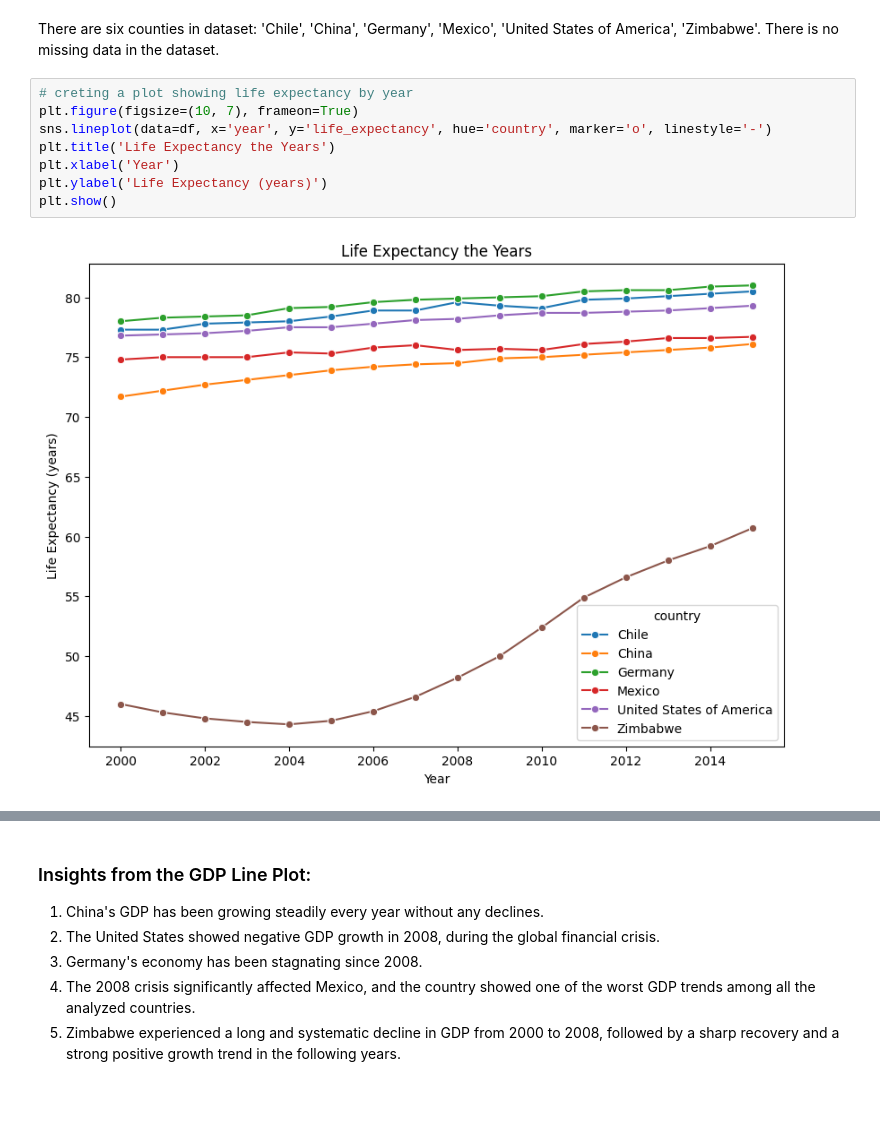
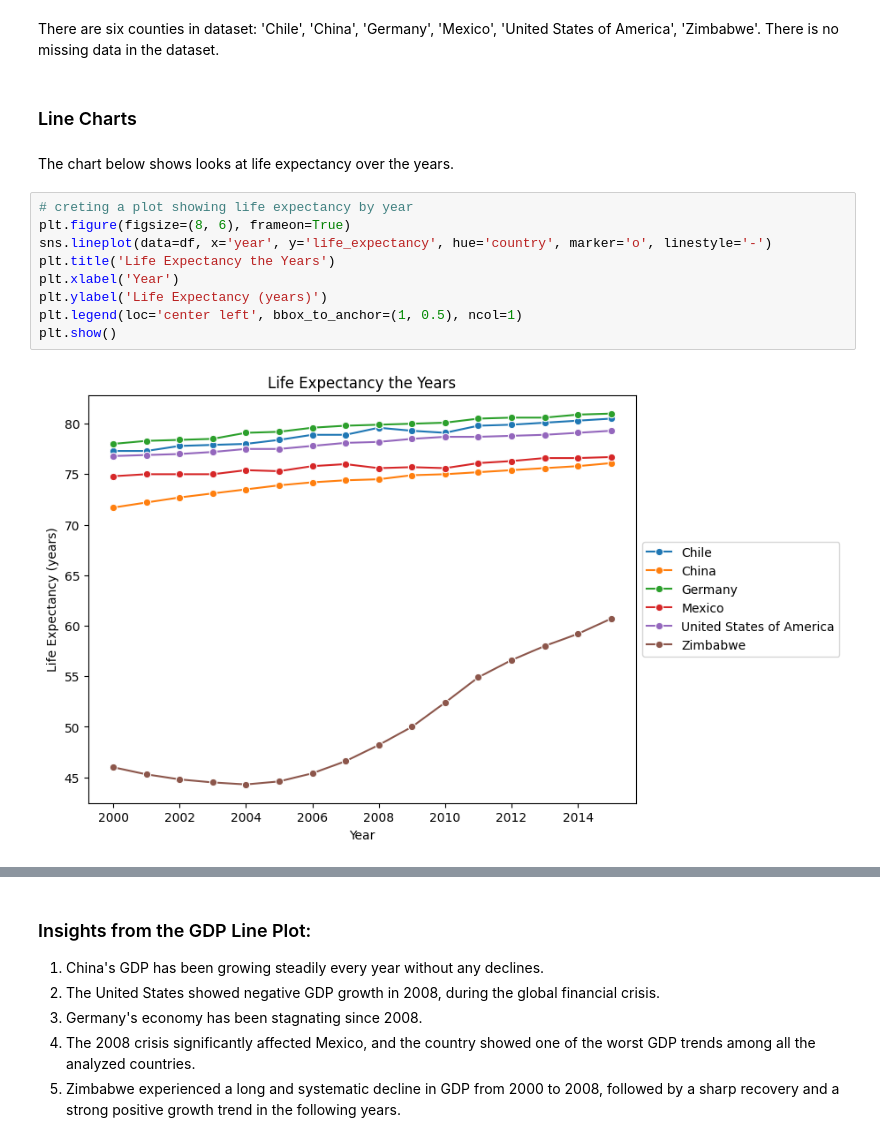
Before and after one commit to 7086600/life_expectancy_gdp_project, a Jupyter notebook: life_expectancy_gdp.ipynb, the cells around one changed output, grey strips where cells are left out. Drawn from its saved outputs; the diff is of its cells as text; blank space fills up the shorter version.

```diff
--- a/life_expectancy_gdp.ipynb
+++ b/life_expectancy_gdp.ipynb
@@ -62,13 +65,18 @@ None
 ['Chile', 'China', 'Germany', 'Mexico', 'United States of America', 'Zimbabwe']
 # %% [markdown]
 There are six counties in dataset: 'Chile', 'China', 'Germany', 'Mexico', 'United States of America', 'Zimbabwe'. There is no missing data in the dataset.
+# %% [markdown]
+### Line Charts
+# %% [markdown]
+The chart below shows looks at life expectancy over the years.
 # %%
 # creting a plot showing life expectancy by year
-plt.figure(figsize=(10, 7), frameon=True)
+plt.figure(figsize=(8, 6), frameon=True)
 sns.lineplot(data=df, x='year', y='life_expectancy', hue='country', marker='o', linestyle='-')
 plt.title('Life Expectancy the Years')
 plt.xlabel('Year')
 plt.ylabel('Life Expectancy (years)')
+plt.legend(loc='center left', bbox_to_anchor=(1, 0.5), ncol=1)
 plt.show()
 # %% [output]
-[figure, old version]
+[figure, new version]
```
Also changed, not shown: parts of 8 cells of this notebook.
